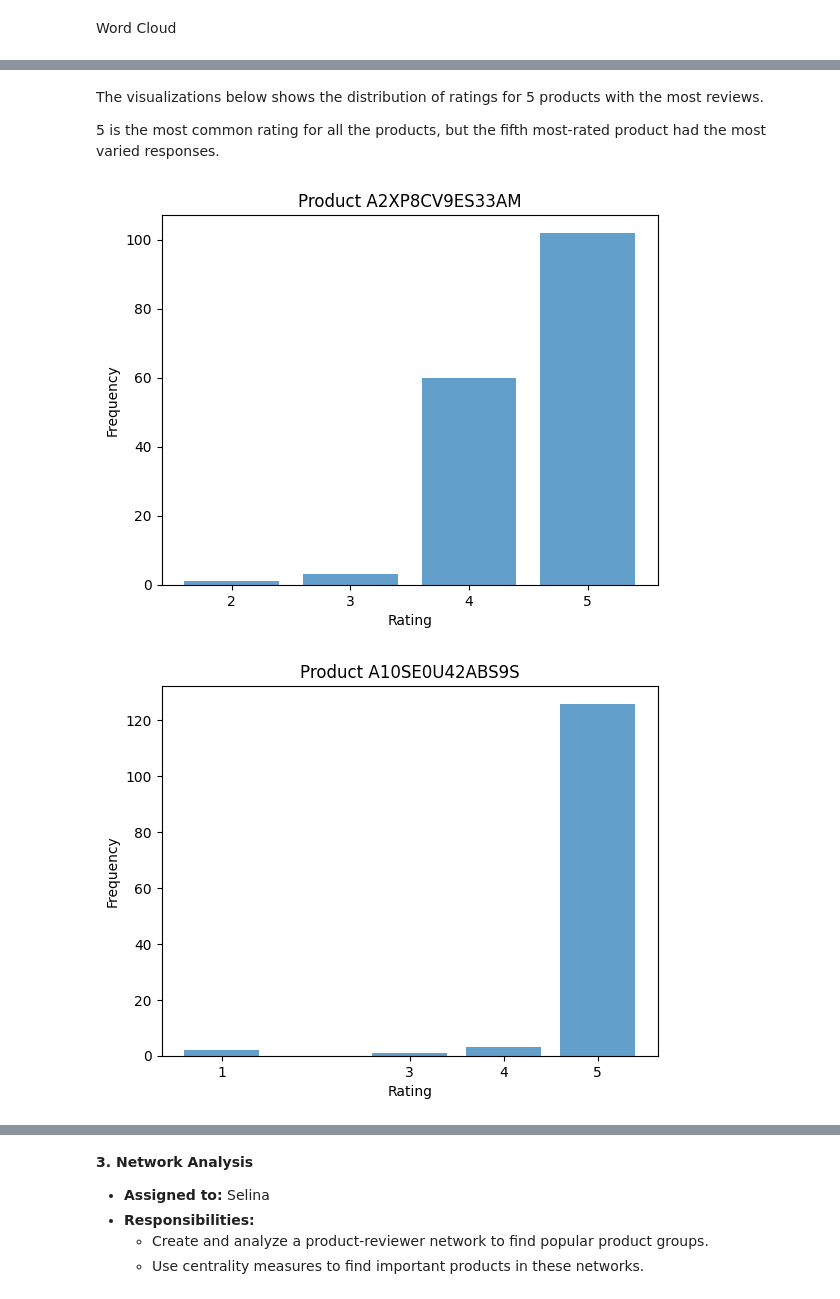
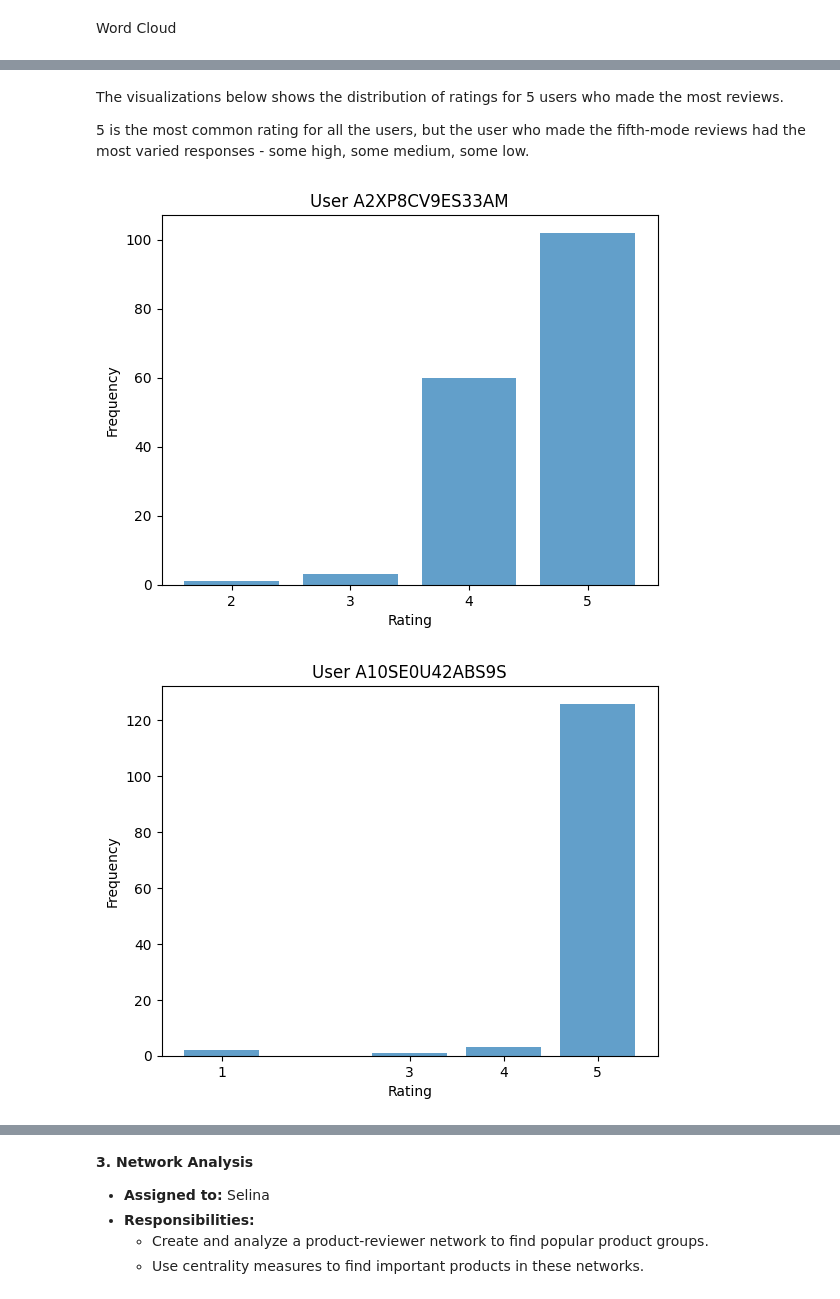
Before and after one commit to hbedros/data620-final-project, a Jupyter notebook: main.ipynb, the cells around one changed output, grey strips where cells are left out. Saved outputs shown, nothing was run; the diff lists cells and outputs as text; code cells hidden in the pictures.

```diff
--- a/main.ipynb
+++ b/main.ipynb
@@ -238,24 +238,24 @@ plt.show()
 # %% [markdown]
-The visualizations below shows the distribution of ratings for 5 products with the most reviews.
+The visualizations below shows the distribution of ratings for 5 users who made the most reviews.
 
-5 is the most common rating for all the products, but the fifth most-rated product had the most varied responses.
+5 is the most common rating for all the users, but the user who made the fifth-mode reviews had the most varied responses - some high, some medium, some low.
 # %%
-product_reviews = df['reviewerID'].value_counts()
+user_reviews = df['reviewerID'].value_counts()
 
-top_5_products = product_reviews.head(5).index
+top_5_users = user_reviews.head(5).index
 
-top_5_df = df[df['reviewerID'].isin(top_5_products)]
+top_5_df = df[df['reviewerID'].isin(top_5_users)]
 
 
-for i, product in enumerate(top_5_products, 1):
-    product_data = df[df['reviewerID'] == product]['rating']
-    rating_counts = product_data.value_counts().sort_index()
+for i, user in enumerate(top_5_users, 1):
+    user_data = df[df['reviewerID'] == user]['rating']
+    rating_counts = user_data.value_counts().sort_index()
     plt.bar(rating_counts.index, rating_counts.values, alpha=0.7)
-    plt.title(f'Product {product}')
+    plt.title(f'User {user}')
     plt.xlabel('Rating')
     plt.ylabel('Frequency')
     plt.xticks(rating_counts.index)
     plt.show()
 # %% [output]
-[figure, old version]
+[figure, new version]
-[figure, old version]
+[figure, new version]
```
Also changed, not shown: parts of 23 cells of this notebook.
